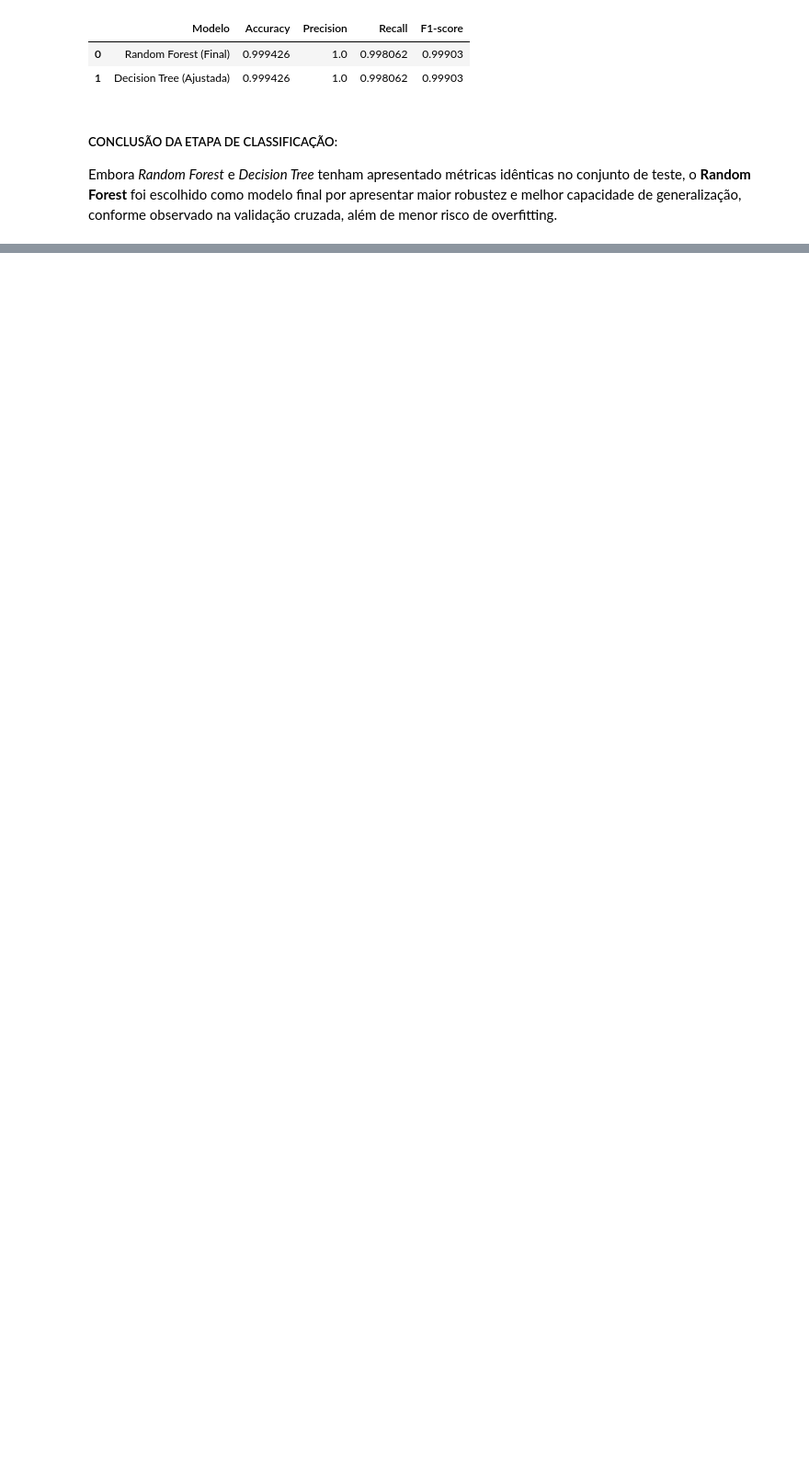
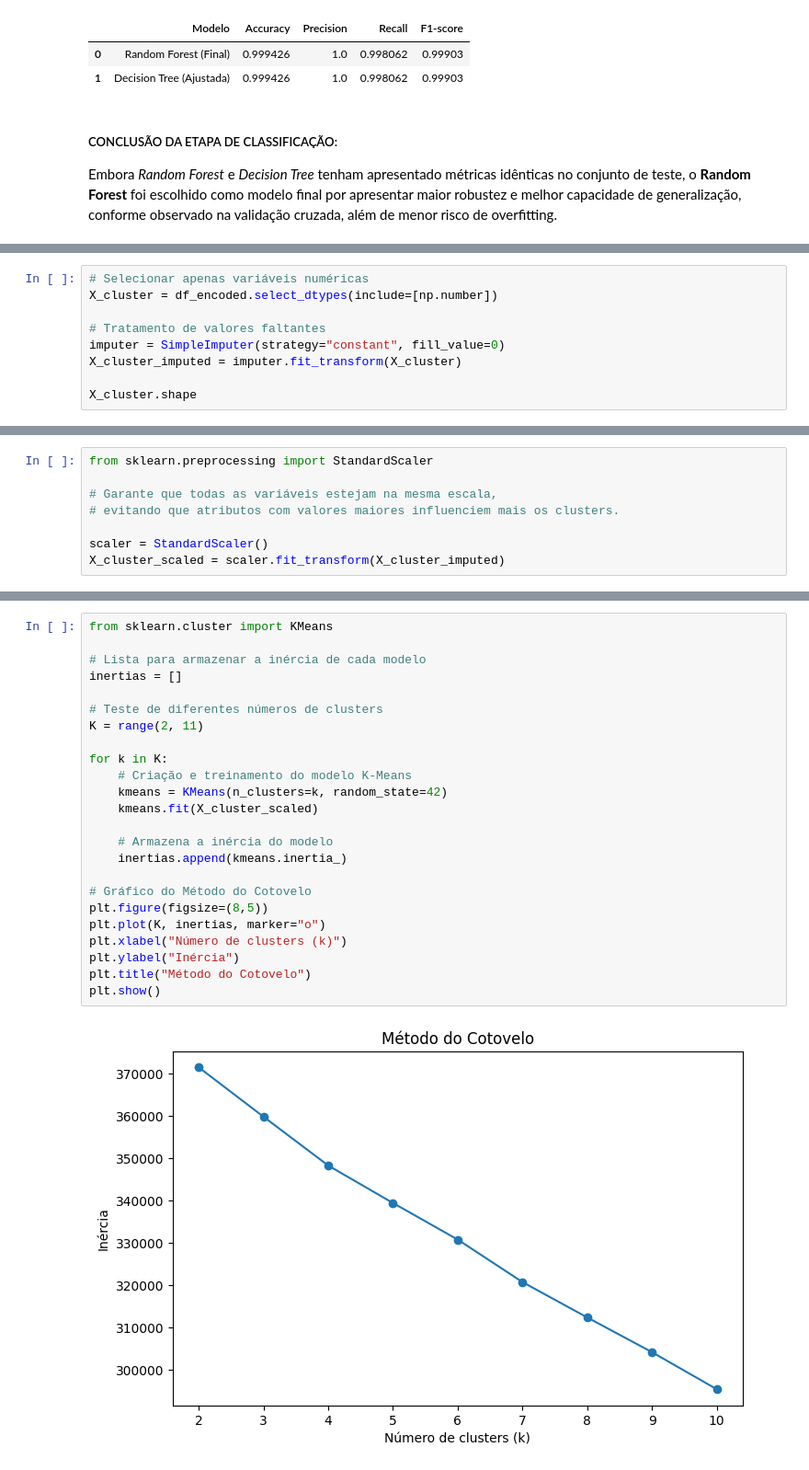
Before and after one commit to WKesneY/T3-Ciencia_de_Dados, a Jupyter notebook: notebooks/books-dataset.ipynb, the cells around one changed output, grey strips where cells are left out. Shown at 92% size. Saved outputs shown, nothing was run; the diff lists cells and outputs as text; blank space fills up the shorter version.

Commit message:
Atualiza notebook com clusterização e avaliação de modelos

```diff
--- a/notebooks/books-dataset.ipynb
+++ b/notebooks/books-dataset.ipynb
@@ -459,0 +464,9 @@ Embora *Random Forest* e *Decision Tree* tenham apresentado métricas idênticas
+# %%
+# Selecionar apenas variáveis numéricas
+X_cluster = df_encoded.select_dtypes(include=[np.number])
+
+# Tratamento de valores faltantes
+imputer = SimpleImputer(strategy="constant", fill_value=0)
+X_cluster_imputed = imputer.fit_transform(X_cluster)
+
+X_cluster.shape
@@ -459,0 +477,8 @@ Embora *Random Forest* e *Decision Tree* tenham apresentado métricas idênticas
+# %%
+from sklearn.preprocessing import StandardScaler
+
+# Garante que todas as variáveis estejam na mesma escala,
+# evitando que atributos com valores maiores influenciem mais os clusters.
+
+scaler = StandardScaler()
+X_cluster_scaled = scaler.fit_transform(X_cluster_imputed)
@@ -459,0 +487,26 @@ Embora *Random Forest* e *Decision Tree* tenham apresentado métricas idênticas
+# %%
+from sklearn.cluster import KMeans
+
+# Lista para armazenar a inércia de cada modelo
+inertias = []
+
+# Teste de diferentes números de clusters
+K = range(2, 11)
+
+for k in K:
+    # Criação e treinamento do modelo K-Means
+    kmeans = KMeans(n_clusters=k, random_state=42)
+    kmeans.fit(X_cluster_scaled)
+
+    # Armazena a inércia do modelo
+    inertias.append(kmeans.inertia_)
+
+# Gráfico do Método do Cotovelo
+plt.figure(figsize=(8,5))
+plt.plot(K, inertias, marker="o")
+plt.xlabel("Número de clusters (k)")
+plt.ylabel("Inércia")
+plt.title("Método do Cotovelo")
+plt.show()
+# %% [output]
+[figure, added]
```
Also changed, not shown: parts of 17 cells of this notebook.
